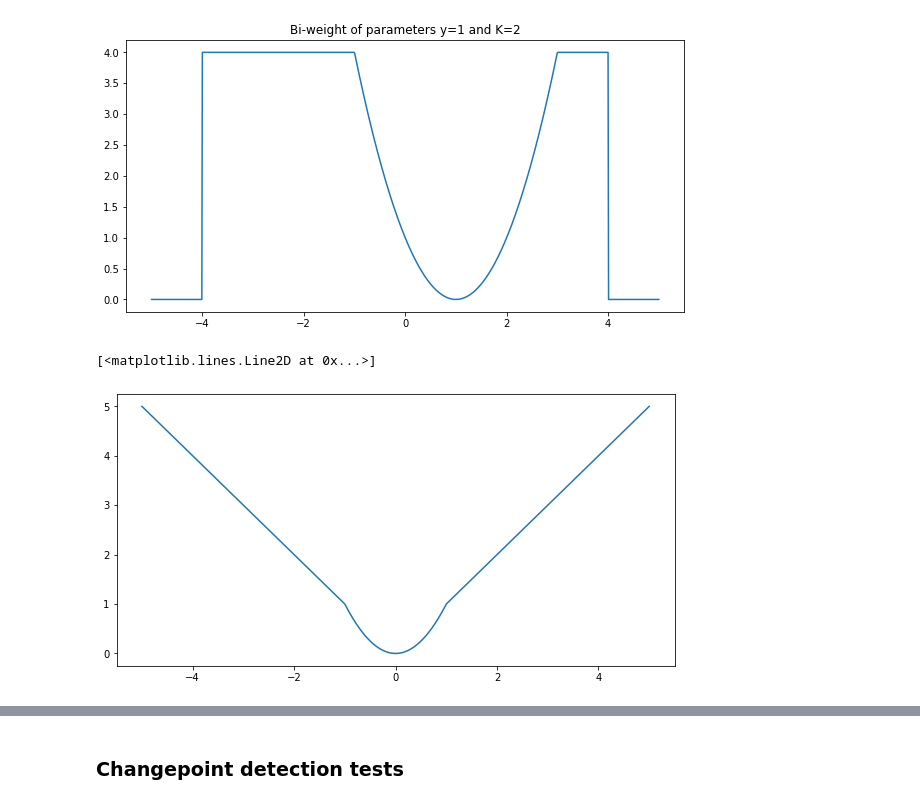
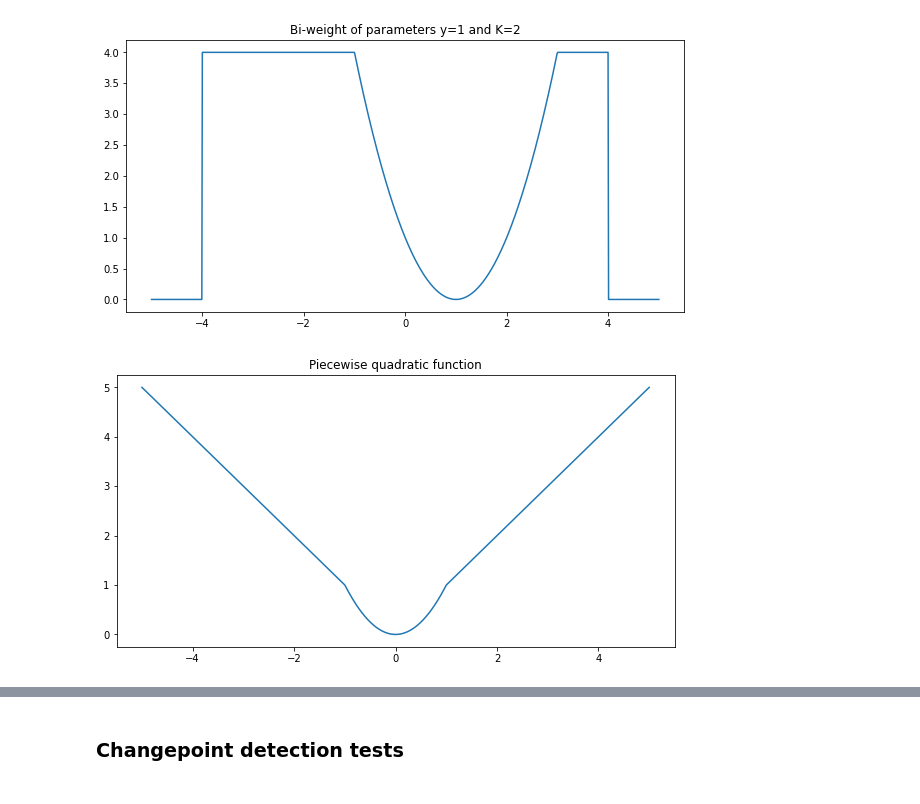
Before and after one commit to jeremtti/changepoint_detection_outliers, a Jupyter notebook: tests.ipynb, the cells around one changed output, grey strips where cells are left out. Saved outputs shown, nothing was run; the diff lists cells and outputs as text; code cells hidden in the pictures.

```diff
--- a/tests.ipynb
+++ b/tests.ipynb
@@ -20,9 +20,10 @@ plt.show()
 # %%
 polynom = PiecewiseQuadratic([(-10,-1),(-1,1),(1,10)], [[-1,0],[1,0,0],[1,0]])
 t = np.linspace(-5, 5, 1000)
 y = np.array([polynom(x) for x in t])
 plt.figure(figsize=(10, 5))
 plt.plot(t, y)
+plt.title("Piecewise quadratic function")
+plt.show()
 # %% [output]
-[<matplotlib.lines.Line2D at 0x...>]
-[figure, old version]
+[figure, new version]
```
Also changed, not shown: parts of 13 cells of this notebook, 3 other files.
